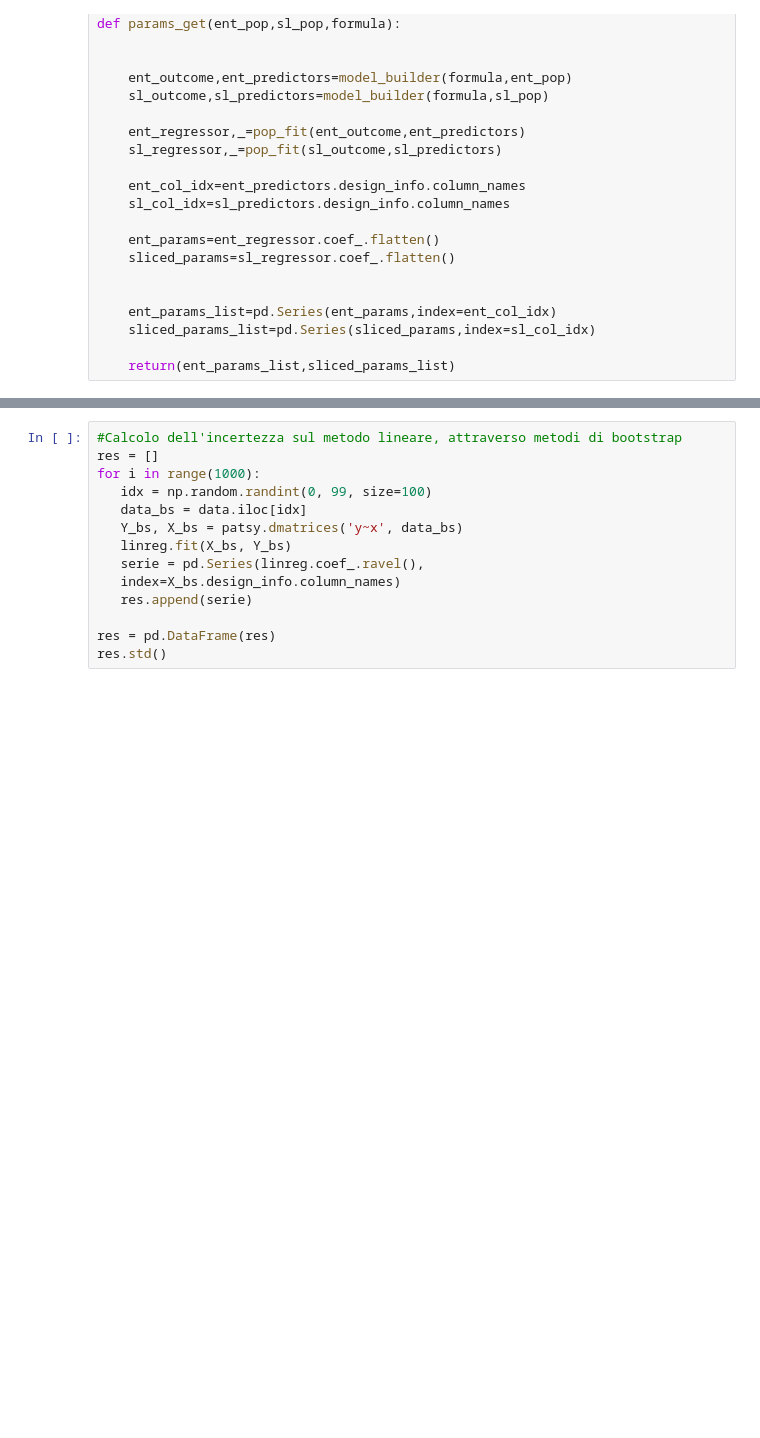
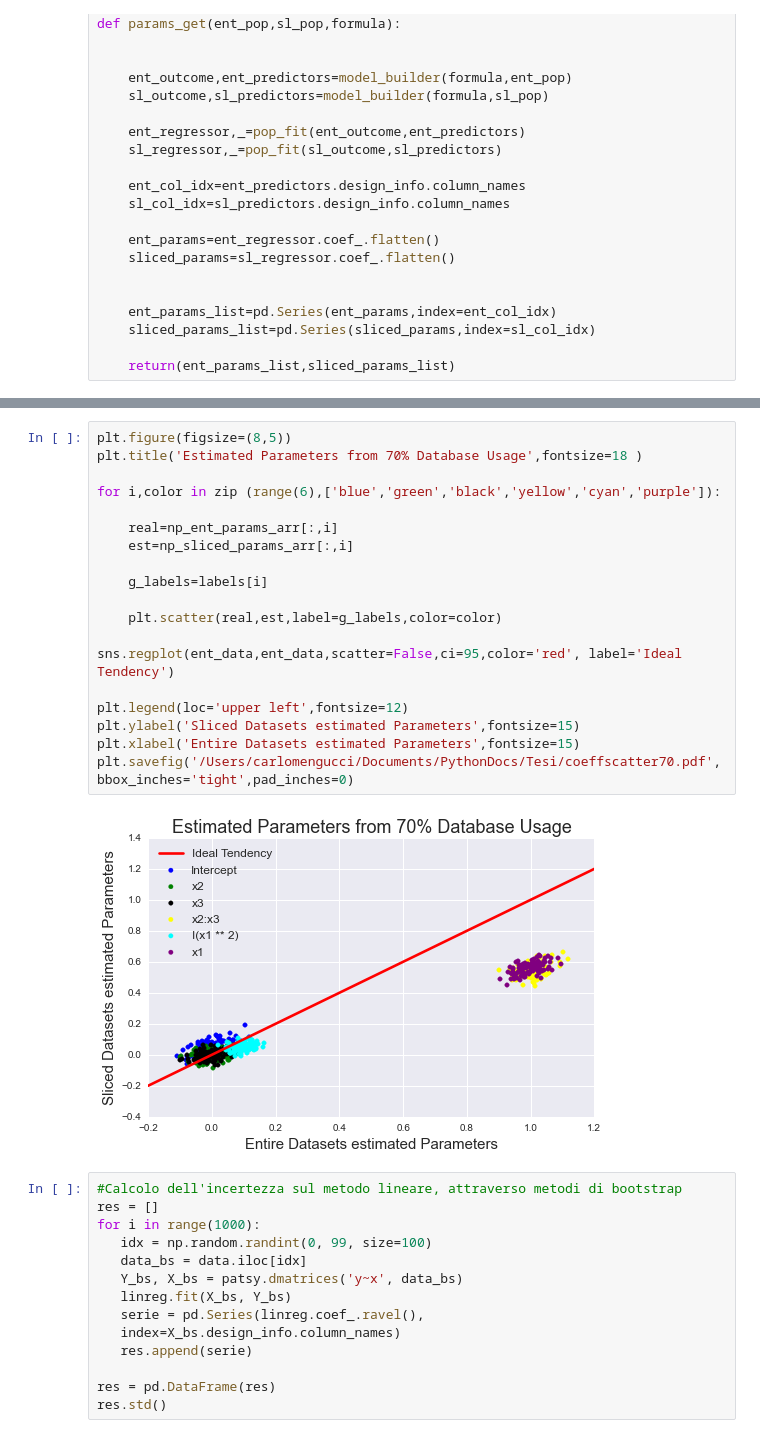
Before and after one commit to CarloMengucci/Tesi-Triennale, a Jupyter notebook: Codice/Eval_sections.ipynb, the cells around one changed output, grey strips where cells are left out. Drawn from its saved outputs; the diff is of its cells as text; blank space fills up the shorter version.

```diff
--- a/Codice/Eval_sections.ipynb
+++ b/Codice/Eval_sections.ipynb
@@ -165,3 +174,24 @@ plt.xlabel('Entire Datasets estimated Parameters')
+# %%
+plt.figure(figsize=(8,5))
+plt.title('Estimated Parameters from 70% Database Usage',fontsize=18 )
+
+for i,color in zip (range(6),['blue','green','black','yellow','cyan','purple']):
+
+    real=np_ent_params_arr[:,i]
+    est=np_sliced_params_arr[:,i]
+
+    g_labels=labels[i]
+
+    plt.scatter(real,est,label=g_labels,color=color)
+
+sns.regplot(ent_data,ent_data,scatter=False,ci=95,color='red', label='Ideal Tendency')
+
+plt.legend(loc='upper left',fontsize=12)
+plt.ylabel('Sliced Datasets estimated Parameters',fontsize=15)
+plt.xlabel('Entire Datasets estimated Parameters',fontsize=15)
+plt.savefig('/Users/carlomengucci/Documents/PythonDocs/Tesi/coeffscatter70.pdf',bbox_inches='tight',pad_inches=0)
+# %% [output]
+[figure, added]
 # %%
 #Calcolo dell'incertezza sul metodo lineare, attraverso metodi di bootstrap
 res = []
```
Also changed, not shown: parts of 4 cells of this notebook, 1 other file.
